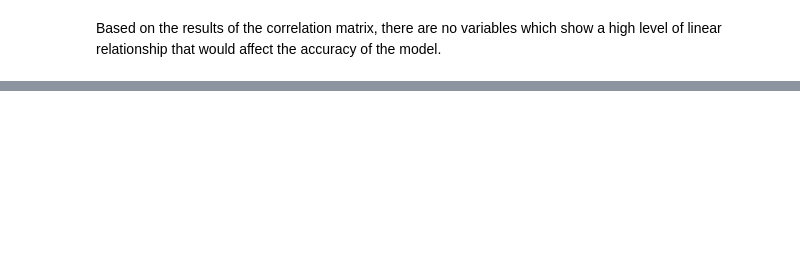
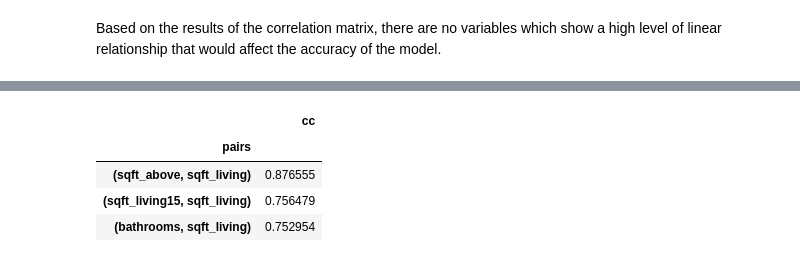
Before and after one commit to WatiriVivian/Phase2-DataScience-Project, a Jupyter notebook: student.ipynb, the cells around one changed output, grey strips where cells are left out. Drawn from its saved outputs; the diff is of its cells as text; code cells hidden in the pictures; blank space fills up the shorter version.

```diff
--- a/student.ipynb
+++ b/student.ipynb
@@ -458,0 +536,26 @@ dtype: object
+# %%
+df=data_df.corr().abs().stack().reset_index().sort_values(0, ascending=False)
+
+# zip the variable name columns (Which were only named level_0 and level_1 by default) in a new column named "pairs"
+df['pairs'] = list(zip(df.level_0, df.level_1))
+
+# set index to pairs
+df.set_index(['pairs'], inplace = True)
+
+#d rop level columns
+df.drop(columns=['level_1', 'level_0'], inplace = True)
+
+# rename correlation column as cc rather than 0
+df.columns = ['cc']
+
+# drop duplicates. This could be dangerous if you have variables perfectly correlated with variables other than themselves.
+# for the sake of exercise, kept it in.
+df.drop_duplicates(inplace=True)
+# %%
+df[(df.cc>.75) & (df.cc <1)] #  checking for features that have a high multicolineaity of above  0.75
+# %% [output]
+|  | cc |
+| pairs |  |
+| (sqft_above, sqft_living) | 0.876555 |
+| (sqft_living15, sqft_living) | 0.756479 |
+| (bathrooms, sqft_living) | 0.752954 |
```
Also changed, not shown: parts of 25 cells of this notebook.
